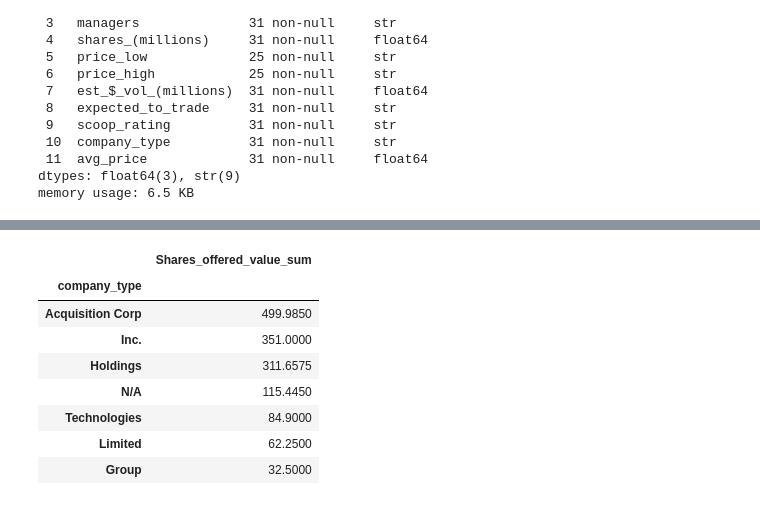
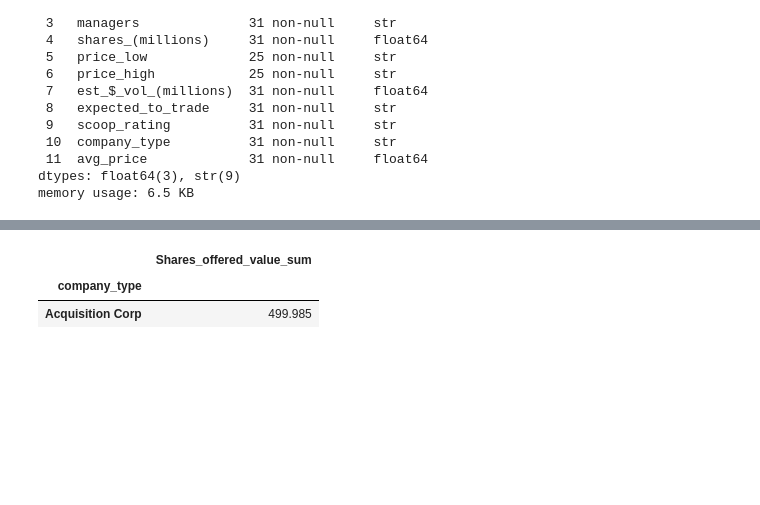
Before and after one commit to combatant936-sketch/stock-markets-analytics-zoomcamp-2026-course, a Jupyter notebook: homework-2/question1.ipynb, the cells around one changed output, grey strips where cells are left out. Cells and saved outputs as stored; diff of their text form; code cells hidden in the pictures; blank space fills up the shorter version.

```diff
--- a/homework-2/task1.ipynb
+++ b/homework-2/question1.ipynb
@@ -188,19 +190,12 @@ df_filtered
 | 462 | 2026-01-27 | SFIDA X | SFDX | ThinkEquity | 1.00 | $5.00 | $6.00 | 5.50 | ... |
 | 491 | 2026-01-06 | Altech Digital Co., Ltd. | ALD | Pacific Century Securities/Revere... | 1.50 | $4.00 | $4.00 | 6.00 | ... |
 # %%
-# What is the total withdrawn IPO value (in $ millions) for the company class with the highest total withdrawal value?
-# Answer is 499.9850 rounded to 500
+# Answer
 
 df_filtered.groupby("company_type").agg(
     Shares_offered_value_sum=("Shares_offered_value", "sum")
-).sort_values("Shares_offered_value_sum", ascending=False)
+).sort_values("Shares_offered_value_sum", ascending=False).head(1)
 # %% [output]
 |  | Shares_offered_value_sum |
 | company_type |  |
-| Acquisition Corp | 499.9850 |
-| Inc. | 351.0000 |
-| Holdings | 311.6575 |
-| N/A | 115.4450 |
-| Technologies | 84.9000 |
-| Limited | 62.2500 |
-| Group | 32.5000 |
+| Acquisition Corp | 499.985 |
```
Also changed, not shown: parts of 1 cell of this notebook, 3 other files.
